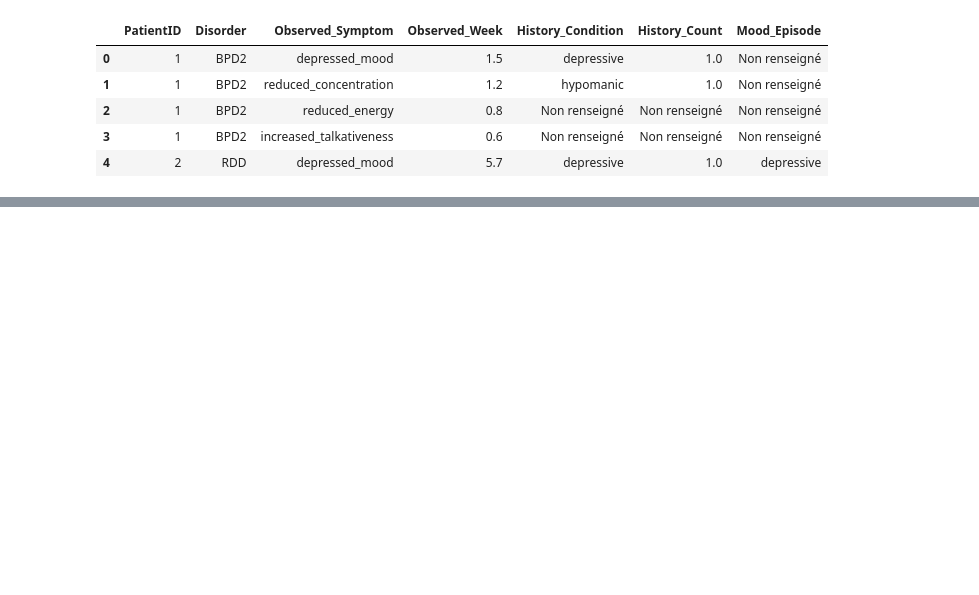
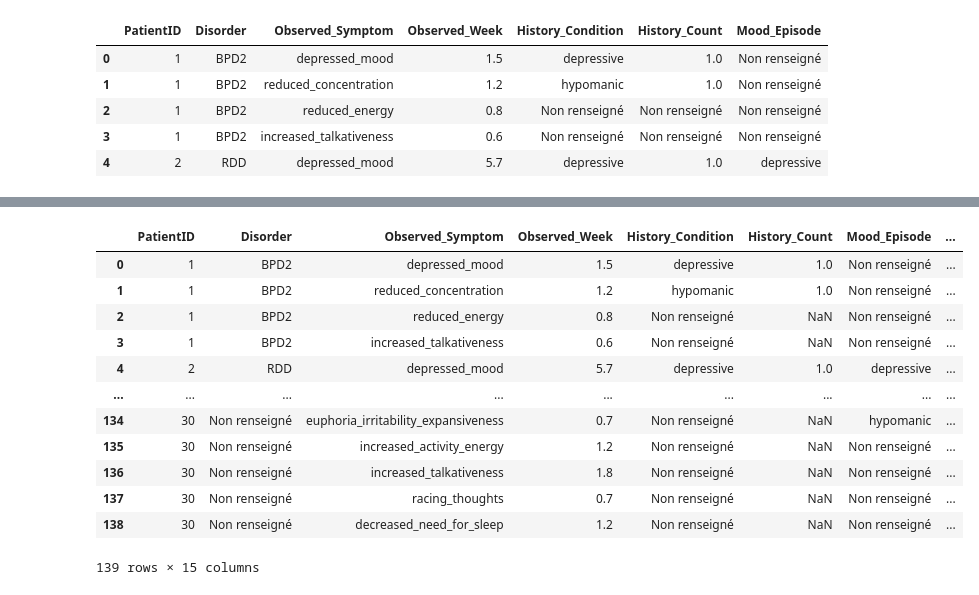
Before and after one commit to cyrielletheobald/mva-llm-project, a Jupyter notebook: notebooks/experiement_code_logique.ipynb, the cells around one changed output, grey strips where cells are left out. Cells and saved outputs as stored; diff of their text form; code cells hidden in the pictures; blank space fills up the shorter version.

```diff
--- a/notebooks/experiement_code_logique.ipynb
+++ b/notebooks/experiement_code_logique.ipynb
@@ -61,0 +203,2 @@ df.head()
+# %%
+df['diagnosis'] = df.apply(diagnose, axis=1)
@@ -61,0 +207,12 @@ df.head()
+# %%
+import numpy as np
+def diagnose(df):
+    df['Depressive Episode'] = df['Observed_Symptom'].apply(lambda x: 1 if all([sym in x for sym in ['depressed_mood', 'diminished_interest_pleasure']]) else 0)
+    df['Hypomanic Episode'] = df['History_Count'] > 0
+    df['Manic Episode'] = df['Hypomanic Episode'] & (df['Observed_Symptom'].apply(lambda x: len([sym in x for sym in ['euphoria_irritability_expansiveness', 'increased_activity_energy', 'impulsive_reckless_behavior']]) >= 3) == True)
+    df['Mixed Episode'] = df['Depressive Episode'] & (df['Manic Episode'] | df['Hypomanic Episode'])
+
+    df['Bipolar I Disorder'] = df['Manic Episode'].astype(int) + df['Mixed Episode'].astype(int) > 0
+    df['Bipolar II Disorder'] = (df['Hypomanic Episode'].astype(int) == 1) & (df['Depressive Episode'].astype(int) >= 1)
+    df['Single Episode Depressive Disorder'] = (df['Depressive Episode'].astype(int) == 1) & (df['Hypomanic Episode'].astype(int) == 0)
+    df['Recurrent Depressive Disorder'] = (df['Depressive Episode'].cumsum() > 1) & (df['Hypomanic Episode'].eq(np.nan).all())
@@ -61,0 +226,16 @@ df.head()
+# %%
+diagnose(df)
+# %% [output]
+|  | PatientID | Disorder | Observed_Symptom | Observed_Week | History_Condition | History_Count | Mood_Episode | ... |
+| 0 | 1 | BPD2 | depressed_mood | 1.5 | depressive | 1.0 | Non renseigné | ... |
+| 1 | 1 | BPD2 | reduced_concentration | 1.2 | hypomanic | 1.0 | Non renseigné | ... |
+| 2 | 1 | BPD2 | reduced_energy | 0.8 | Non renseigné | NaN | Non renseigné | ... |
+| 3 | 1 | BPD2 | increased_talkativeness | 0.6 | Non renseigné | NaN | Non renseigné | ... |
+| 4 | 2 | RDD | depressed_mood | 5.7 | depressive | 1.0 | depressive | ... |
+| ... | ... | ... | ... | ... | ... | ... | ... | ... |
+| 134 | 30 | Non renseigné | euphoria_irritability_expansiveness | 0.7 | Non renseigné | NaN | hypomanic | ... |
+| 135 | 30 | Non renseigné | increased_activity_energy | 1.2 | Non renseigné | NaN | Non renseigné | ... |
+| 136 | 30 | Non renseigné | increased_talkativeness | 1.8 | Non renseigné | NaN | Non renseigné | ... |
+| 137 | 30 | Non renseigné | racing_thoughts | 0.7 | Non renseigné | NaN | Non renseigné | ... |
+| 138 | 30 | Non renseigné | decreased_need_for_sleep | 1.2 | Non renseigné | NaN | Non renseigné | ... |
+139 rows × 15 columns
```
Also changed, not shown: parts of 21 cells of this notebook, 6 other files.
